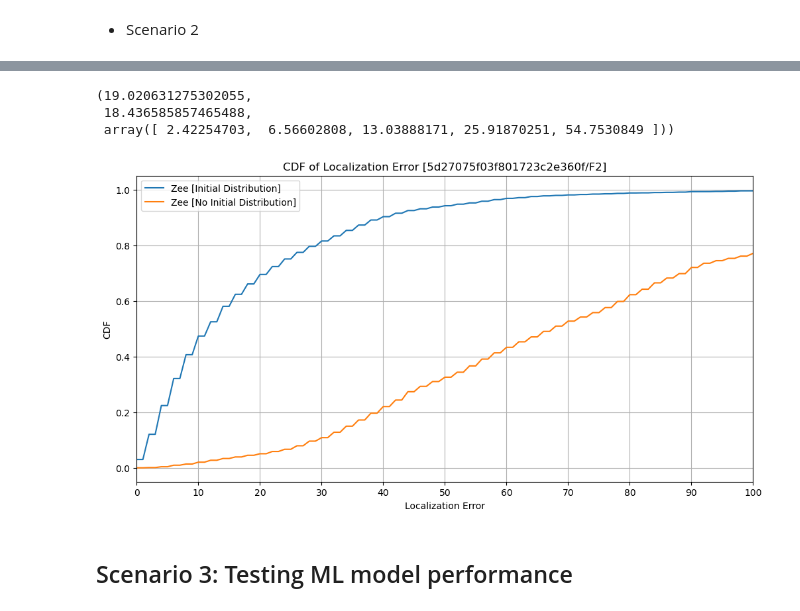
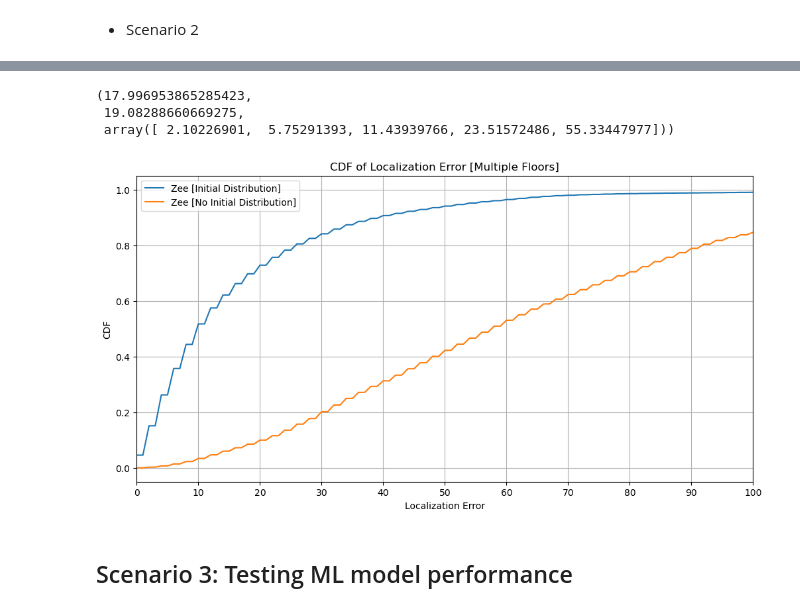
Before and after one commit to hungnd11/my-thesis, a Jupyter notebook: code/experiments/zee.ipynb, the cells around one changed output, grey strips where cells are left out. Drawn from its saved outputs; the diff is of its cells as text; code cells hidden in the pictures.

Commit message:
exp: multi floor

```diff
--- a/code/experiments/zee.ipynb
+++ b/code/experiments/zee.ipynb
@@ -614,8 +663,8 @@ def compare_datasets(site_floor_experiment_tracks: pd.DataFrame,
 
   error_list = []
 
-  for site_id, floor_id, track_id in site_floor_experiment_tracks[
-          ["site_id", "floor_id", "track_id"]].values:
+  for site_id, floor_id, track_id in tqdm(site_floor_experiment_tracks[
+          ["site_id", "floor_id", "track_id"]].values):
     try:
       gt_waypoint_df = pd.read_csv(f"{ground_truth_data_dir}/{site_id}/{floor_id}/{track_id}_waypoint.csv")
       pred_waypoint_df = pd.read_csv(f"{predicted_data_dir}/{site_id}/{floor_id}/{track_id}_waypoint.csv")
@@ -645,7 +694,7 @@ def compare_datasets(site_floor_experiment_tracks: pd.DataFrame,
 
   return np.concatenate(error_list)
 # %%
-errors_scene_1 = compare_datasets(site_floor_experiment_tracks,
+errors_scene_1 = compare_datasets(experiment_tracks.sample(frac=0.5),
                                   ground_truth_data_dir="../../data/gt_data",
                                   predicted_data_dir="../../data/zee_scene_1/train")
 # %% [output]
@@ -661,7 +726,7 @@ errors_scene_1.mean(), errors_scene_1.std(), np.percentile(errors_scene_1, [5, 2
 # %% [markdown]
 * Scenario 2
 # %%
-errors_scene_2 = compare_datasets(site_floor_experiment_tracks,
+errors_scene_2 = compare_datasets(experiment_tracks.sample(frac=0.5),
                                   ground_truth_data_dir="../../data/gt_data",
                                   predicted_data_dir="../../data/zee_scene_2/train")
 # %% [output]
@@ -670,9 +755,9 @@ errors_scene_2 = compare_datasets(site_floor_experiment_tracks,
 # %%
 errors_scene_2.mean(), errors_scene_2.std(), np.percentile(errors_scene_2, [5, 25, 50, 75, 95])
 # %% [output]
-(19.020631275302055,
- 18.436585857465488,
- array([ 2.42254703,  6.56602808, 13.03888171, 25.91870251, 54.7530849 ]))
+(17.996953865285423,
+ 19.08288660669275,
+ array([ 2.10226901,  5.75291393, 11.43939766, 23.51572486, 55.33447977]))
 # %%
 sample_count_1 = np.bincount((np.floor(errors_scene_1 / 2) * 2).astype(np.int32)).astype(np.float32)
 sample_count_1 /= sample_count_1.sum()
@@ -684,24 +769,24 @@ sample_cumsum_2 = np.cumsum(sample_count_2)
 # %%
 fig, ax = plt.subplots(1, 1, figsize=(12, 6))
 
 ax.plot(sample_cumsum_2, label="Zee [Initial Distribution]")
 ax.plot(sample_cumsum_1, label="Zee [No Initial Distribution]")
 
 ax.set_xlim(0, 100)
 ax.set_xticks(range(0, 101, 10))
 
-ax.set_title(f"CDF of Localization Error [{site_id}/{floor_id}]")
+ax.set_title(f"CDF of Localization Error [Multiple Floors]")
 ax.set_xlabel("Localization Error")
 ax.set_ylabel("CDF")
 ax.legend()
 ax.grid()
 
 # ax.hist(errors_scene_1, bins=50, label="Zee [no prior]", cumulative=True, density=True, histtype="step")
 # ax.hist(errors_scene_2, bins=50, label="Zee [with prior]", cumulative=True, density=True, histtype="step")
 
 plt.show()
 # %% [output]
-[figure, old version]
+[figure, new version]
 # %% [markdown]
 ## Scenario 3: Testing ML model performance
 # %%
```
Also changed, not shown: parts of 23 cells of this notebook, 3 other files.
